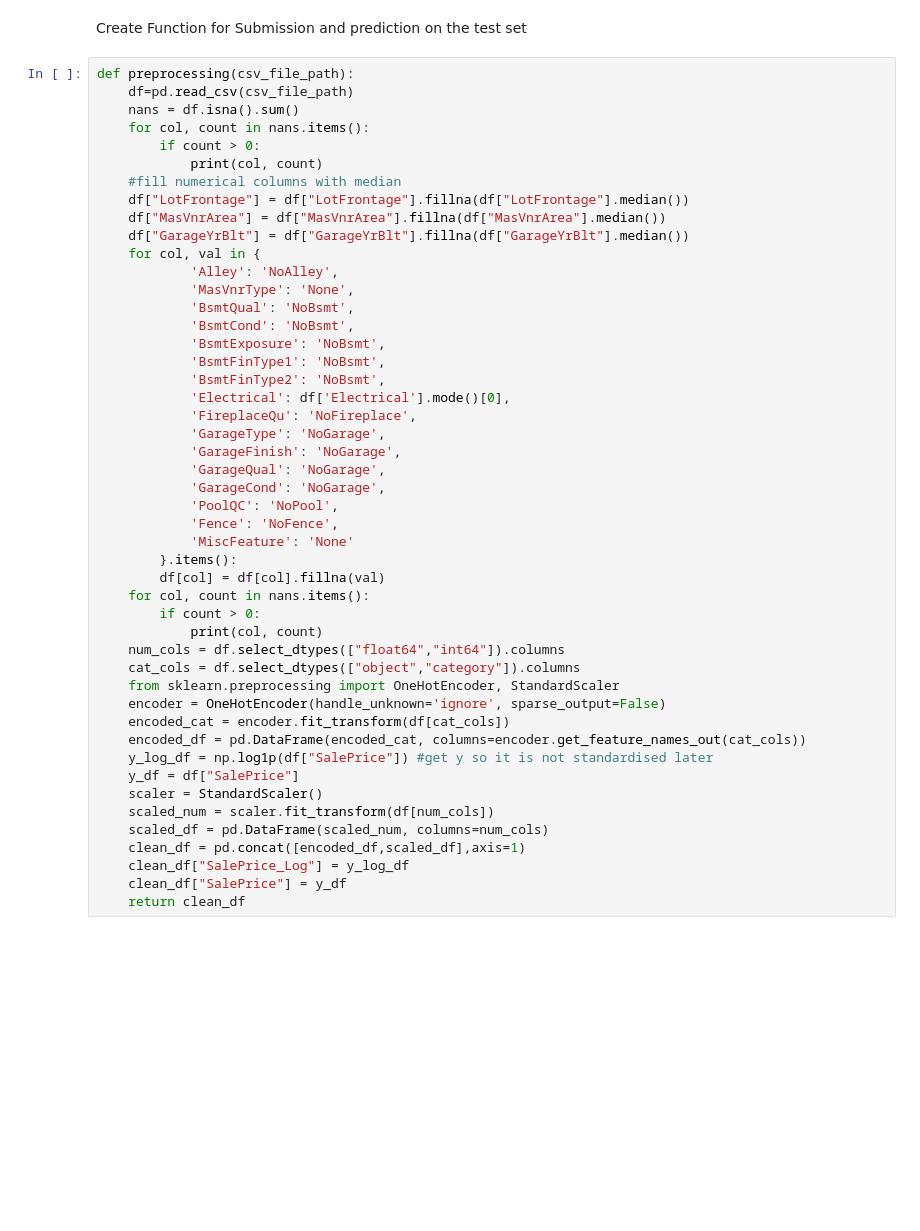
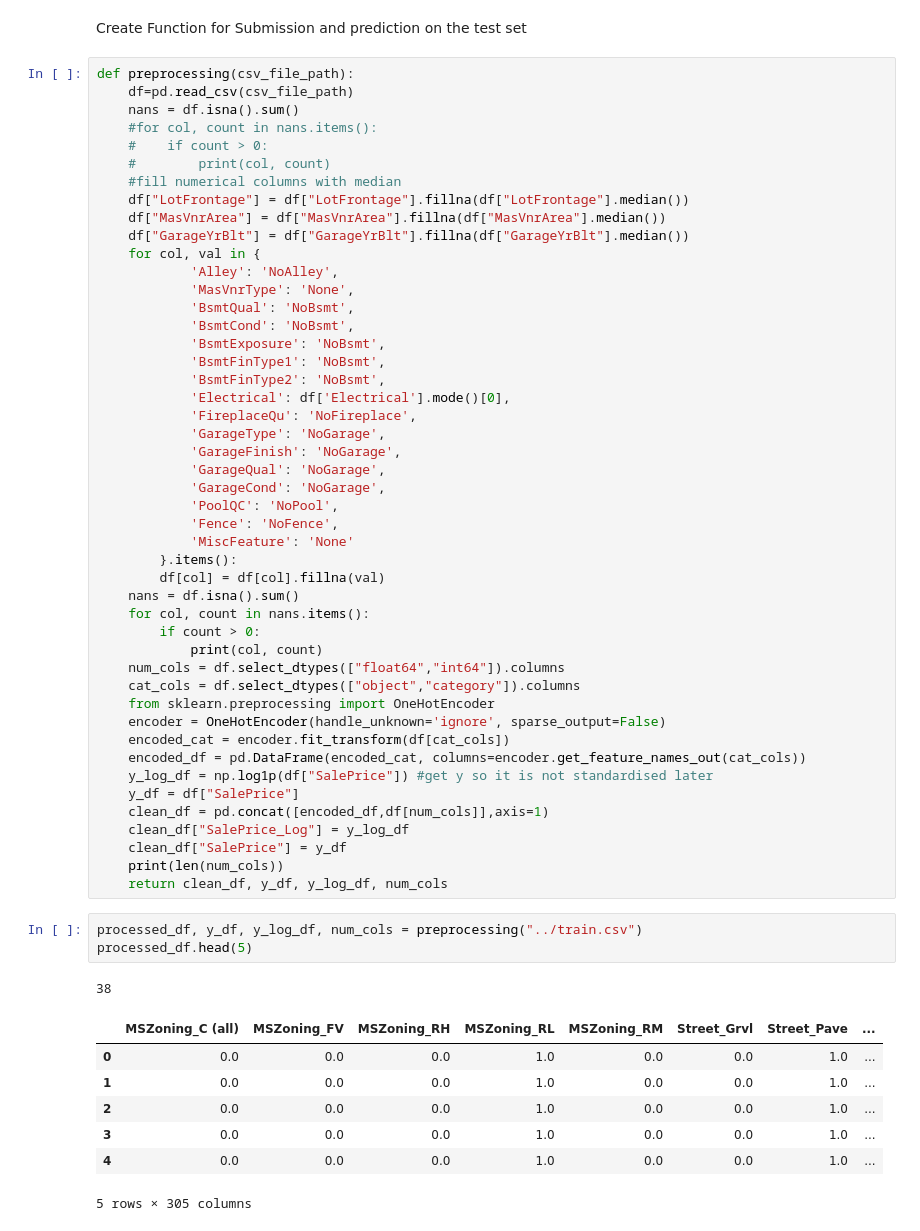
Before and after one commit to Smuggyboiii/Kaggle_Projects, a Jupyter notebook: Housing_Prices/data/scripts/Housing_Price_Prediction.ipynb, the cells around one changed output. Saved outputs shown, nothing was run; the diff lists cells and outputs as text; blank space fills up the shorter version.

```diff
--- a/Housing_Prices/data/scripts/Housing_Price_Prediction.ipynb
+++ b/Housing_Prices/data/scripts/Housing_Price_Prediction.ipynb
@@ -196,9 +194,9 @@ Create Function for Submission and prediction on the test set
 def preprocessing(csv_file_path):
     df=pd.read_csv(csv_file_path)
     nans = df.isna().sum()
-    for col, count in nans.items():
-        if count > 0:
-            print(col, count)
+    #for col, count in nans.items():
+    #    if count > 0:
+    #        print(col, count)
     #fill numerical columns with median
     df["LotFrontage"] = df["LotFrontage"].fillna(df["LotFrontage"].median())
     df["MasVnrArea"] = df["MasVnrArea"].fillna(df["MasVnrArea"].median())
@@ -222,21 +220,32 @@ def preprocessing(csv_file_path):
             'MiscFeature': 'None'
         }.items():
         df[col] = df[col].fillna(val)
+    nans = df.isna().sum()
     for col, count in nans.items():
         if count > 0:
             print(col, count)
     num_cols = df.select_dtypes(["float64","int64"]).columns
     cat_cols = df.select_dtypes(["object","category"]).columns
-    from sklearn.preprocessing import OneHotEncoder, StandardScaler
+    from sklearn.preprocessing import OneHotEncoder
     encoder = OneHotEncoder(handle_unknown='ignore', sparse_output=False)
     encoded_cat = encoder.fit_transform(df[cat_cols])
     encoded_df = pd.DataFrame(encoded_cat, columns=encoder.get_feature_names_out(cat_cols))
     y_log_df = np.log1p(df["SalePrice"]) #get y so it is not standardised later
     y_df = df["SalePrice"]
-    scaler = StandardScaler()
-    scaled_num = scaler.fit_transform(df[num_cols])
-    scaled_df = pd.DataFrame(scaled_num, columns=num_cols)
-    clean_df = pd.concat([encoded_df,scaled_df],axis=1)
+    clean_df = pd.concat([encoded_df,df[num_cols]],axis=1)
     clean_df["SalePrice_Log"] = y_log_df
     clean_df["SalePrice"] = y_df
-    return clean_df
+    print(len(num_cols))
+    return clean_df, y_df, y_log_df, num_cols
+# %%
+processed_df, y_df, y_log_df, num_cols = preprocessing("../train.csv")
+processed_df.head(5)
+# %% [output]
+38
+|  | MSZoning_C (all) | MSZoning_FV | MSZoning_RH | MSZoning_RL | MSZoning_RM | Street_Grvl | Street_Pave | ... |
+| 0 | 0.0 | 0.0 | 0.0 | 1.0 | 0.0 | 0.0 | 1.0 | ... |
+| 1 | 0.0 | 0.0 | 0.0 | 1.0 | 0.0 | 0.0 | 1.0 | ... |
+| 2 | 0.0 | 0.0 | 0.0 | 1.0 | 0.0 | 0.0 | 1.0 | ... |
+| 3 | 0.0 | 0.0 | 0.0 | 1.0 | 0.0 | 0.0 | 1.0 | ... |
+| 4 | 0.0 | 0.0 | 0.0 | 1.0 | 0.0 | 0.0 | 1.0 | ... |
+5 rows × 305 columns
```
Also changed, not shown: parts of 7 cells of this notebook.
